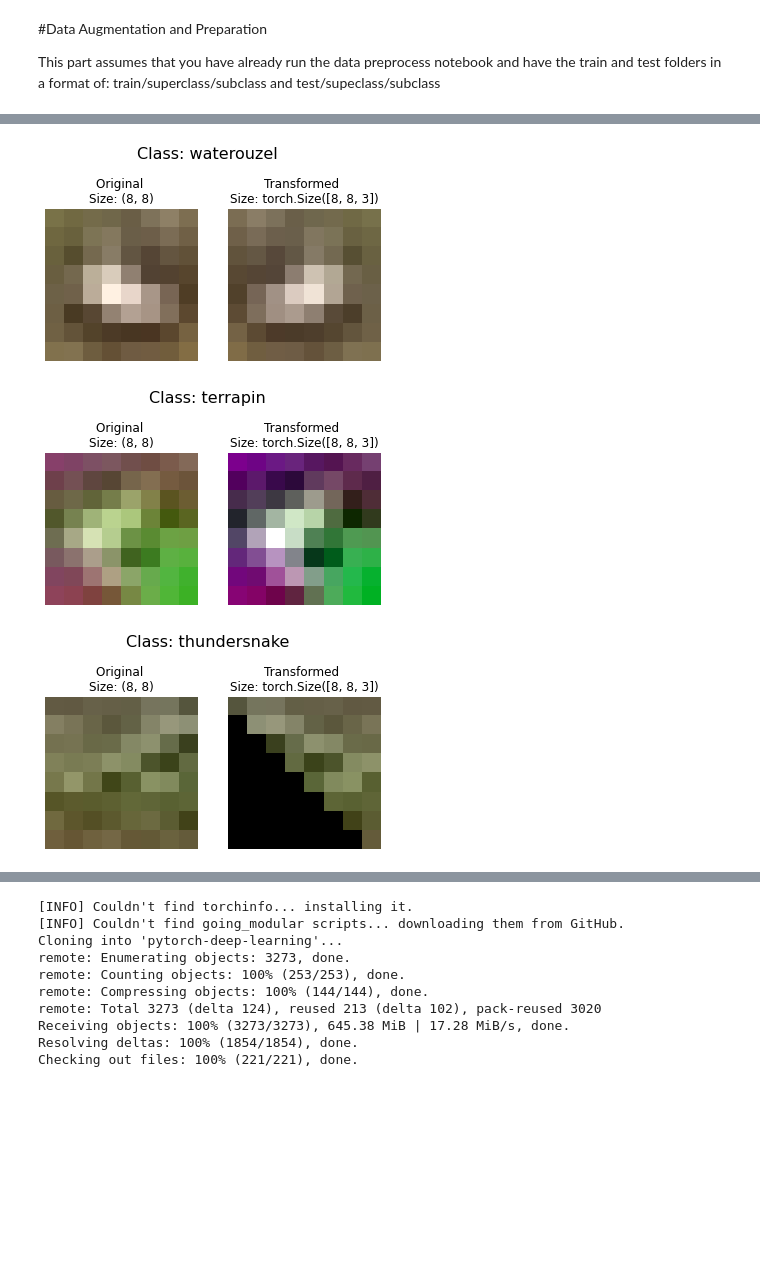
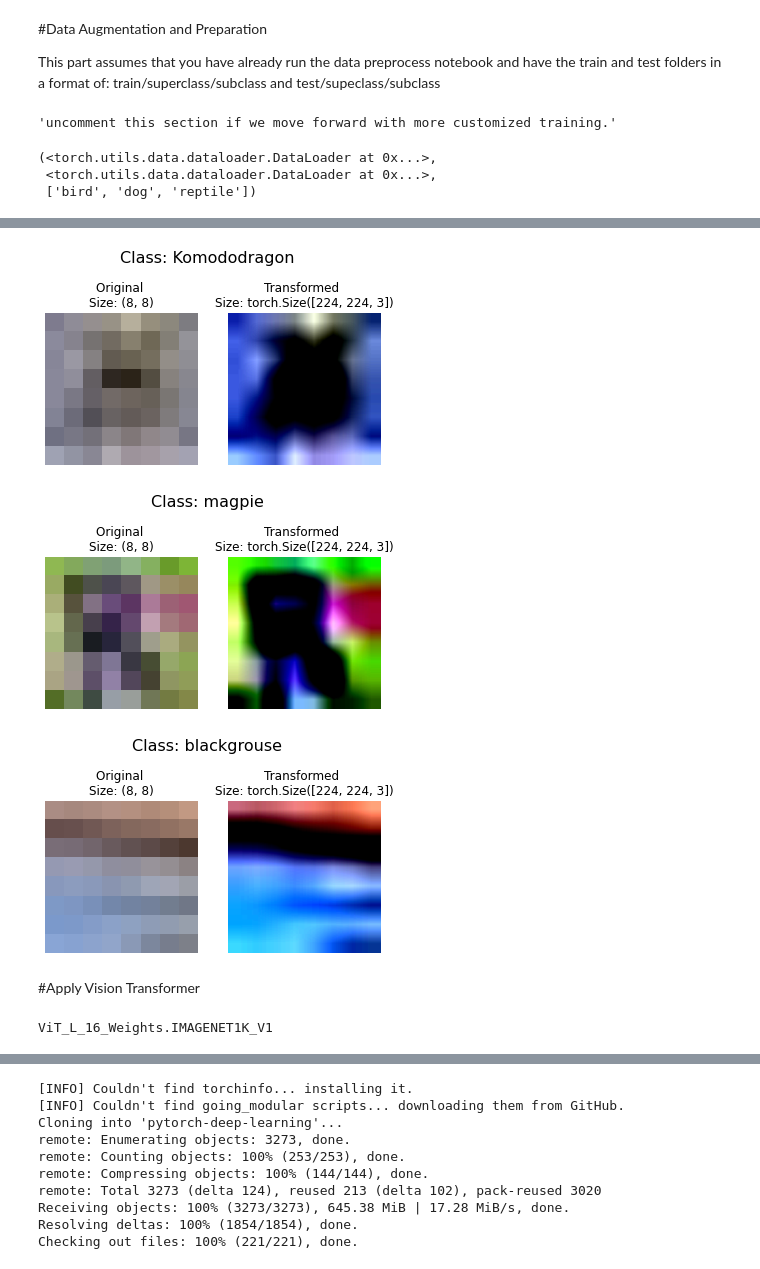
Before and after one commit to ncorriveau/ood_computervision, a Jupyter notebook: Vision_Transformer.ipynb, the cells around one changed output, grey strips where cells are left out. Saved outputs shown, nothing was run; the diff lists cells and outputs as text; code cells hidden in the pictures; blank space fills up the shorter version.

```diff
--- a/Vision_Transformer.ipynb
+++ b/Vision_Transformer.ipynb
@@ -41,22 +98,46 @@ test_path = '/content/drive/MyDrive/NN and DL/projects/Released_Data/test'
 This part assumes that you have already run the data preprocess notebook and have the train and test folders in a format of:
 train/superclass/subclass and test/supeclass/subclass
 # %%
-train_transforms = train_transforms = transforms.Compose([
-    transforms.Resize((224, 224)),
-    #transforms.RandomGrayscale(0.5),
-    #transforms.RandomAdjustSharpness(2, 0.5), # adjust sharpness by a factor of 2 with prob 0.5 of it being adjusted
-    transforms.RandomInvert(p=0.5),
-    transforms.RandomHorizontalFlip(p=0.5),
-    transforms.TrivialAugmentWide(num_magnitude_bins=31), # change intensity of image with max being 31
-    transforms.ToTensor() # use ToTensor() last to get everything between 0 & 1
-    transforms.Normalize((0.485, 0.456, 0.406), (0.229, 0.224, 0.225)),
-])
+'''uncomment this section if we move forward with more customized training.'''
+# train_transforms = train_transforms = transforms.Compose([
+#     transforms.Resize((224, 224)),
+#     transforms.RandomGrayscale(0.5),
+#     transforms.RandomAdjustSharpness(2, 0.5), # adjust sharpness by a factor of 2 with prob 0.5 of it being adjusted
+#     transforms.RandomInvert(p=0.5),
+#     transforms.RandomHorizontalFlip(p=0.5),
+#     transforms.TrivialAugmentWide(num_magnitude_bins=31), # change intensity of image with max being 31
+#     transforms.ToTensor() # use ToTensor() last to get everything between 0 & 1
+#     transforms.Normalize((0.485, 0.456, 0.406), (0.229, 0.224, 0.225)),
+#     ])
 
-test_transforms = transforms.Compose([
-    transforms.Resize((224, 224)),
-    transforms.ToTensor(),
-    transforms.Normalize((0.485, 0.456, 0.406), (0.229, 0.224, 0.225)),
-])
+# test_transforms = transforms.Compose([
+#     transforms.Resize((224, 224)),
+#     transforms.ToTensor(),
+#     transforms.Normalize((0.485, 0.456, 0.406), (0.229, 0.224, 0.225)),
+# ])
+# %% [output]
+'uncomment this section if we move forward with more customized training.'
+# %%
+'''process below follows:
+https://www.learnpytorch.io/06_pytorch_transfer_learning/'''
+
+manual_transforms = transforms.Compose([
+    transforms.Resize((224, 224)), # 1. Reshape all images to 224x224 (though some models may require different sizes)
+    transforms.ToTensor(), # 2. Turn image values to between 0 & 1
+    transforms.Normalize(mean=[0.485, 0.456, 0.406], # 3. A mean of [0.485, 0.456, 0.406] (across each colour channel)
+                         std=[0.229, 0.224, 0.225]) # 4. A standard deviation of [0.229, 0.224, 0.225] (across each colour channel),
+])
+# %%
+train_dataloader, test_dataloader, class_names = data_setup.create_dataloaders(train_dir=train_path,
+                                                                               test_dir=test_path,
+                                                                               transform=manual_transforms, # resize, convert images to between 0 & 1 and normalize them
+                                                                               batch_size=32) # set mini-batch size to 32
+
+train_dataloader, test_dataloader, class_names
+# %% [output]
+(<torch.utils.data.dataloader.DataLoader at 0x...>,
+ <torch.utils.data.dataloader.DataLoader at 0x...>,
+ ['bird', 'dog', 'reptile'])
 # %%
 def plot_transformed_images(image_paths, transform, n=3, seed=42):
     """Plots a series of random images from image_paths.
@@ -94,6 +175,6 @@ def plot_transformed_images(image_paths, transform, n=3, seed=42):
 image_paths = list(Path(train_path).glob("*/*/*.jpg"))
 
 plot_transformed_images(image_paths,
-                        transform=train_transforms,
+                        transform=manual_transforms,
                         n=3)
 # %% [output]
@@ -100,3 +184,5 @@ plot_transformed_images(image_paths,
-[figure, old version]
+[figure, new version]
-[figure, old version]
+[figure, new version]
-[figure, old version]
+[figure, new version]
+# %% [markdown]
+#Apply Vision Transformer
@@ -102,0 +192,5 @@ plot_transformed_images(image_paths,
+# %%
+weights = torchvision.models.ViT_L_16_Weights.IMAGENET1K_SWAG_E2E_V1.DEFAULT # .DEFAULT = best available weights from pretraining on ImageNet
+weights
+# %% [output]
+ViT_L_16_Weights.IMAGENET1K_V1
```
Also changed, not shown: parts of 20 cells of this notebook.
